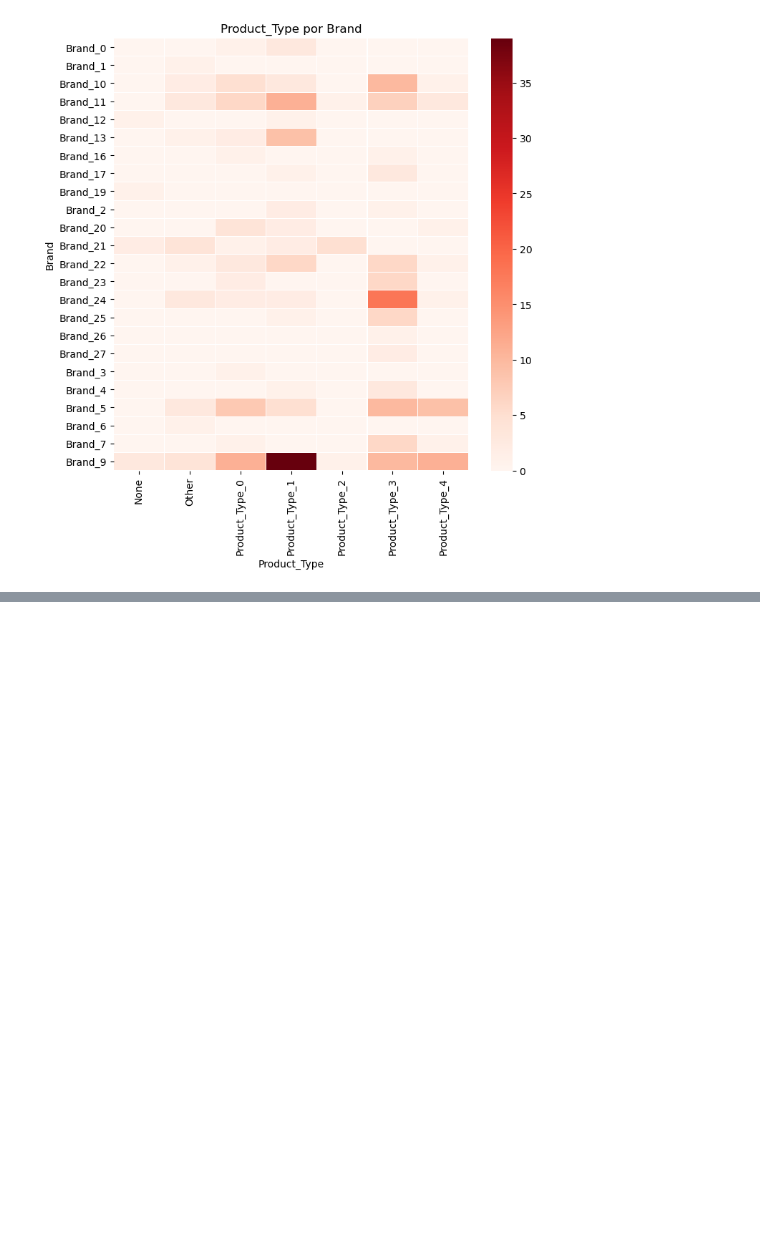
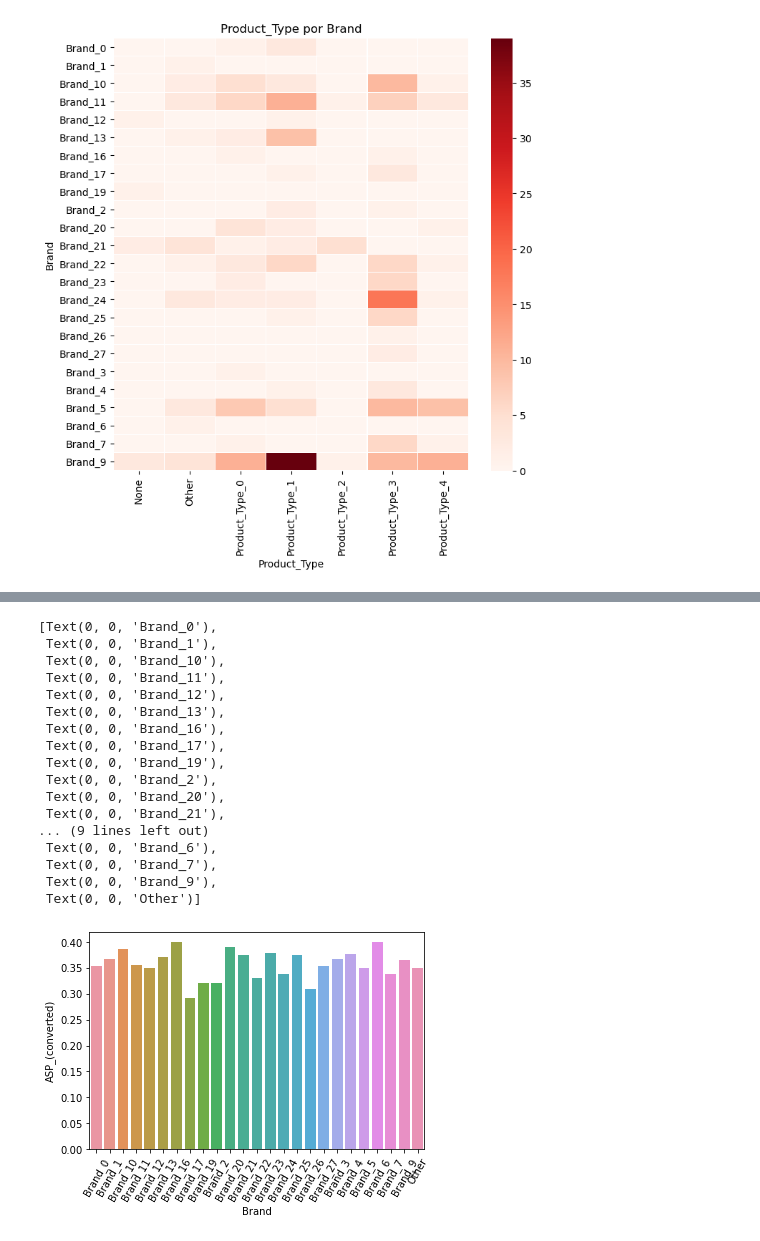
Before and after one commit to RiedelNicolas/75.06-2C2020-TP1, a Jupyter notebook: Brand Analysis.ipynb, the cells around one changed output, grey strips where cells are left out. Saved outputs shown, nothing was run; the diff lists cells and outputs as text; code cells hidden in the pictures; blank space fills up the shorter version.

Commit message:
Agrego analisis de BrandVsASP y sigo con el analisis de opType

```diff
--- a/Brand Analysis.ipynb
+++ b/Brand Analysis.ipynb
@@ -168,0 +171,5 @@ plt.show()
+# %%
+brandsVsASP = opportunities[["Brand","ASP_(converted)","Opportunity_ID"]].groupby("Brand").agg({"ASP_(converted)":"mean","Opportunity_ID":"count"})
+#brandsVsASP = brandsVsASP[brandsVsASP["Opportunity_ID"] > 10]
+brandsVsASP = brandsVsASP.reset_index()
+brandsVsASP
@@ -168,0 +194,22 @@ plt.show()
+# %%
+plot = sns.barplot(x="Brand",y="ASP_(converted)",data=brandsVsASP)
+plot.set_xticklabels(plot.get_xticklabels(), rotation=60)
+# %% [output]
+[Text(0, 0, 'Brand_0'),
+ Text(0, 0, 'Brand_1'),
+ Text(0, 0, 'Brand_10'),
+ Text(0, 0, 'Brand_11'),
+ Text(0, 0, 'Brand_12'),
+ Text(0, 0, 'Brand_13'),
+ Text(0, 0, 'Brand_16'),
+ Text(0, 0, 'Brand_17'),
+ Text(0, 0, 'Brand_19'),
+ Text(0, 0, 'Brand_2'),
+ Text(0, 0, 'Brand_20'),
+ Text(0, 0, 'Brand_21'),
+... (9 lines left out)
+ Text(0, 0, 'Brand_6'),
+ Text(0, 0, 'Brand_7'),
+ Text(0, 0, 'Brand_9'),
+ Text(0, 0, 'Other')]
+[figure, added]
```
Also changed, not shown: parts of 4 cells of this notebook.
